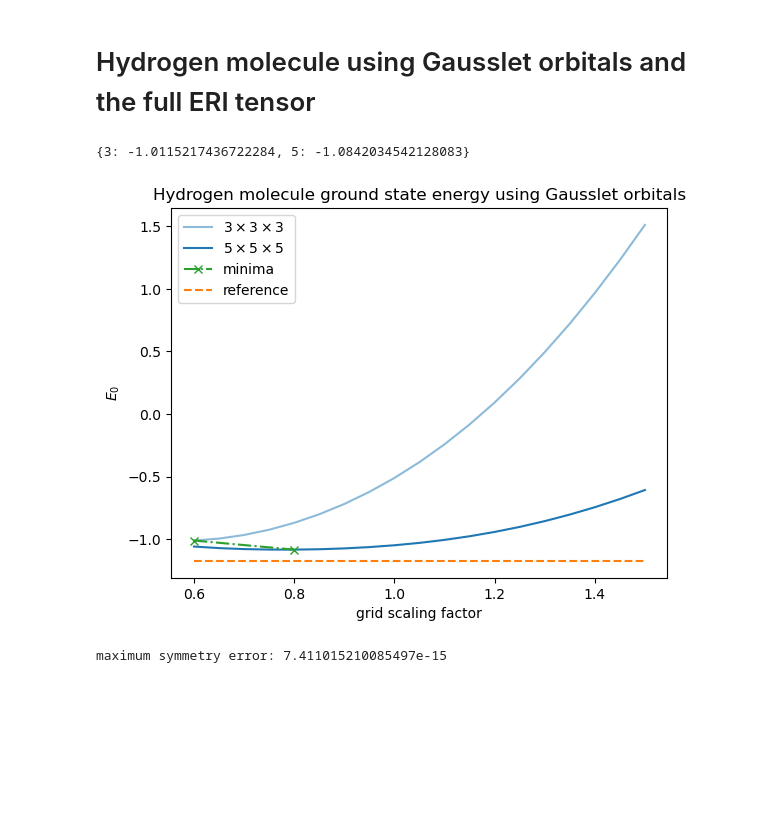
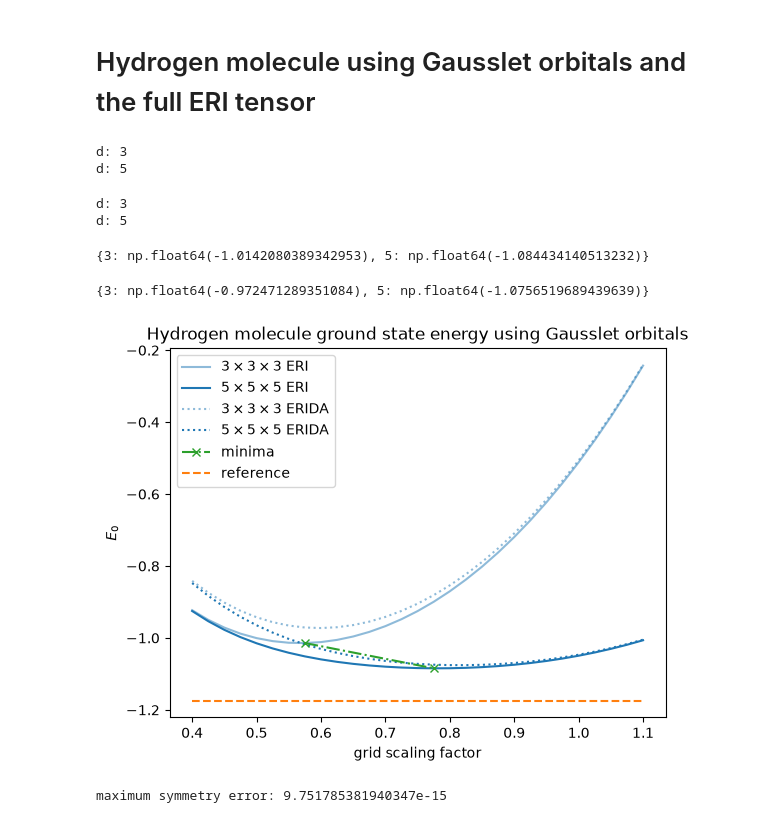
Before and after one commit to qc-tum/gausslectronitegrate, a Jupyter notebook: examples/hydrogen_molecule_eri.ipynb, the cells around one changed output. Drawn from its saved outputs; the diff is of its cells as text; code cells hidden in the pictures; blank space fills up the shorter version.

Commit message:
Rerun hydrogen molecule example using the full ERI tensor for adapted grid scaling factors and comparing with ERIDA

```diff
--- a/examples/hydrogen_molecule_eri.ipynb
+++ b/examples/hydrogen_molecule_eri.ipynb
@@ -20,21 +22,51 @@ nuclear_dist = 1.4
 grid_lengths = [3, 5]
 # %%
 # list of grid scaling factors
-scaling_list = [i / 20 for i in range(12, 31)]
+scaling_list = [i / 40 for i in range(16, 45)]
 # %%
 rng = np.random.default_rng(42)
 
 en0_table  = {}
 psi0_table = {}
 for d in grid_lengths:
+    print("d:", d)
     en0_table[d], psi0_table[d] = \
         hydrogen_molecule_groundstate_gausslets_eri(
             nuclear_dist, gausslet_coeffs, d, scaling_list, tol=1e-5, rng=rng)
+# %% [output]
+d: 3
+d: 5
+# %%
+# analoguous simulation using the integral diagonal approximation, for comparison
+
+rng = np.random.default_rng(42)
+
+en0_table_erida  = {}
+psi0_table_erida = {}
+for d in grid_lengths:
+    print("d:", d)
+    en0_list  = []
+    psi0_list = []
+    for scaling in scaling_list:
+        en0, psi0 = hydrogen_molecule_groundstate_gausslets_erida(
+            nuclear_dist, gausslet_coeffs, d, scaling, tol=1e-5, rng=rng)
+        en0_list.append(en0)
+        psi0_list.append(psi0)
+    en0_table_erida[d]  = en0_list
+    psi0_table_erida[d] = psi0_list
+# %% [output]
+d: 3
+d: 5
 # %%
 # minimal energy for each grid length
 {d: min(en0_table[d]) for d in grid_lengths}
 # %% [output]
-{3: -1.0115217436722284, 5: -1.0842034542128083}
+{3: np.float64(-1.0142080389342953), 5: np.float64(-1.084434140513232)}
+# %%
+# minimal energy for each grid length and the integral diagonal approximation
+{d: min(en0_table_erida[d]) for d in grid_lengths}
+# %% [output]
+{3: np.float64(-0.972471289351084), 5: np.float64(-1.0756519689439639)}
 # %%
 # reference ground state energy taken from:
 #   James S. Sims, Stanley A. Hagstrom
@@ -46,24 +78,27 @@ en0_ref = -1.174475714220
 # %%
 # visualize computed ground state energy in dependence of the scaling factor,
 # for various grid dimensions
 idx_min = {}
 for d in grid_lengths:
     idx_min[d] = int(np.argmin(en0_table[d]))
 for i, d in enumerate(grid_lengths):
     plt.plot(scaling_list, en0_table[d], color="tab:blue", alpha=(i+1)/len(grid_lengths),
-             label=rf"${d} \times {d} \times {d}$")
+             label=rf"${d} \times {d} \times {d}$ ERI")
+for i, d in enumerate(grid_lengths):
+    plt.plot(scaling_list, en0_table_erida[d], ':', color="tab:blue", alpha=(i+1)/len(grid_lengths),
+             label=rf"${d} \times {d} \times {d}$ ERIDA")
 plt.plot([scaling_list[idx_min[d]] for d in grid_lengths],
          [en0_table[d][idx_min[d]] for d in grid_lengths], 'x-.',
          color="tab:green", label="minima")
 plt.plot(scaling_list, len(scaling_list) * [en0_ref], '--', color="tab:orange", label="reference")
 plt.xlabel("grid scaling factor")
 plt.ylabel(r"$E_0$")
 plt.legend()
 plt.title("Hydrogen molecule ground state energy using Gausslet orbitals")
 plt.savefig("hydrogen_molecule_eri_energy.pdf")
 plt.show()
 # %% [output]
-[figure, old version]
+[figure, new version]
 # %%
 # check symmetry w.r.t. swapping the first and second particle of the computed wavefunctions
 err_symm = 0
@@ -73,7 +108,7 @@ for d in grid_lengths:
         err_symm = max(err_symm, np.linalg.norm(psi0mat - psi0mat.T))
 print("maximum symmetry error:", err_symm)
 # %% [output]
-maximum symmetry error: 7.411015210085497e-15
+maximum symmetry error: 9.751785381940347e-15
 # %%
 # save data to disk
 with h5py.File("hydrogen_molecule_eri.hdf5", "w") as file:
```
Also changed, not shown: parts of 2 cells of this notebook.
